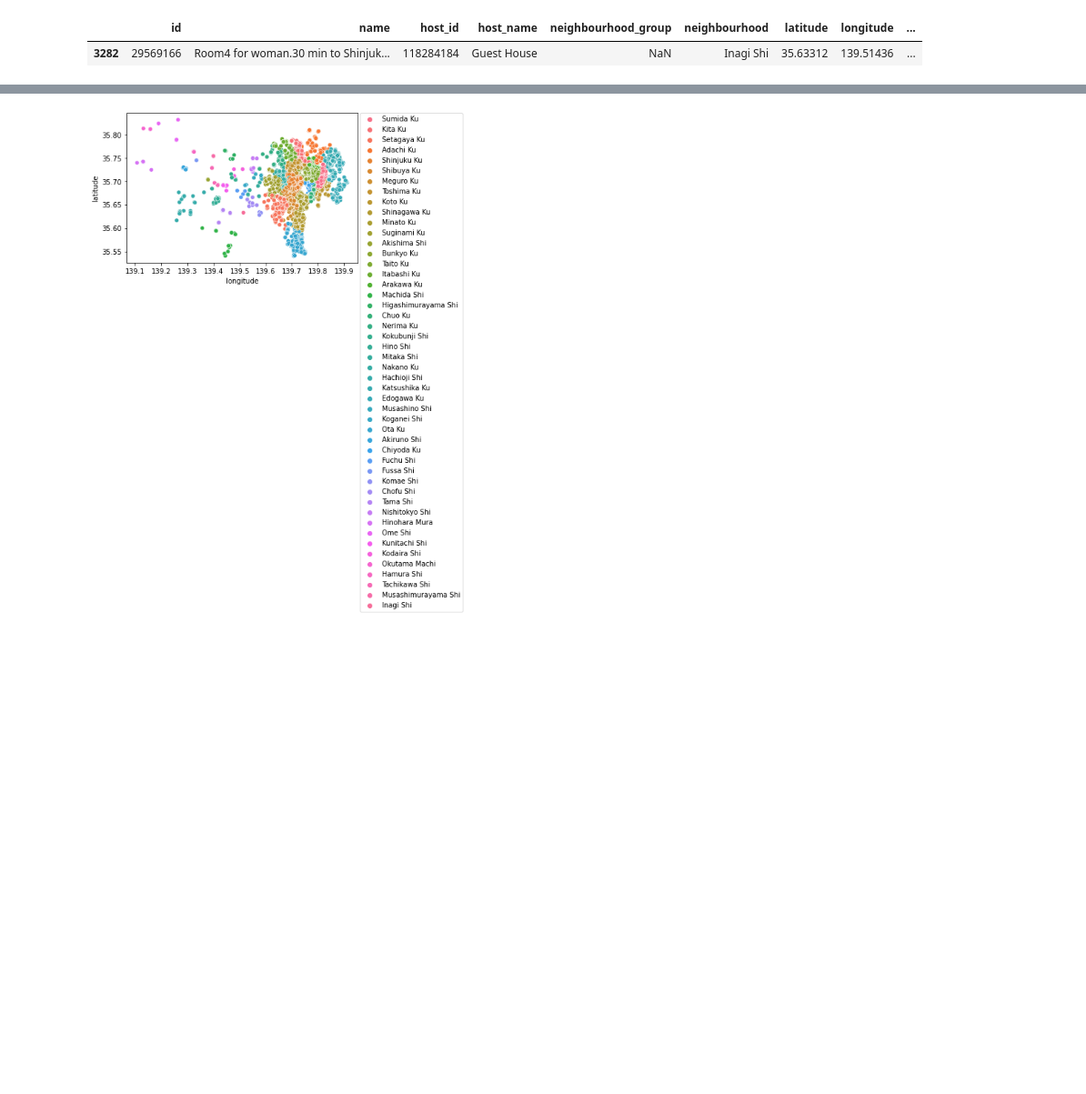
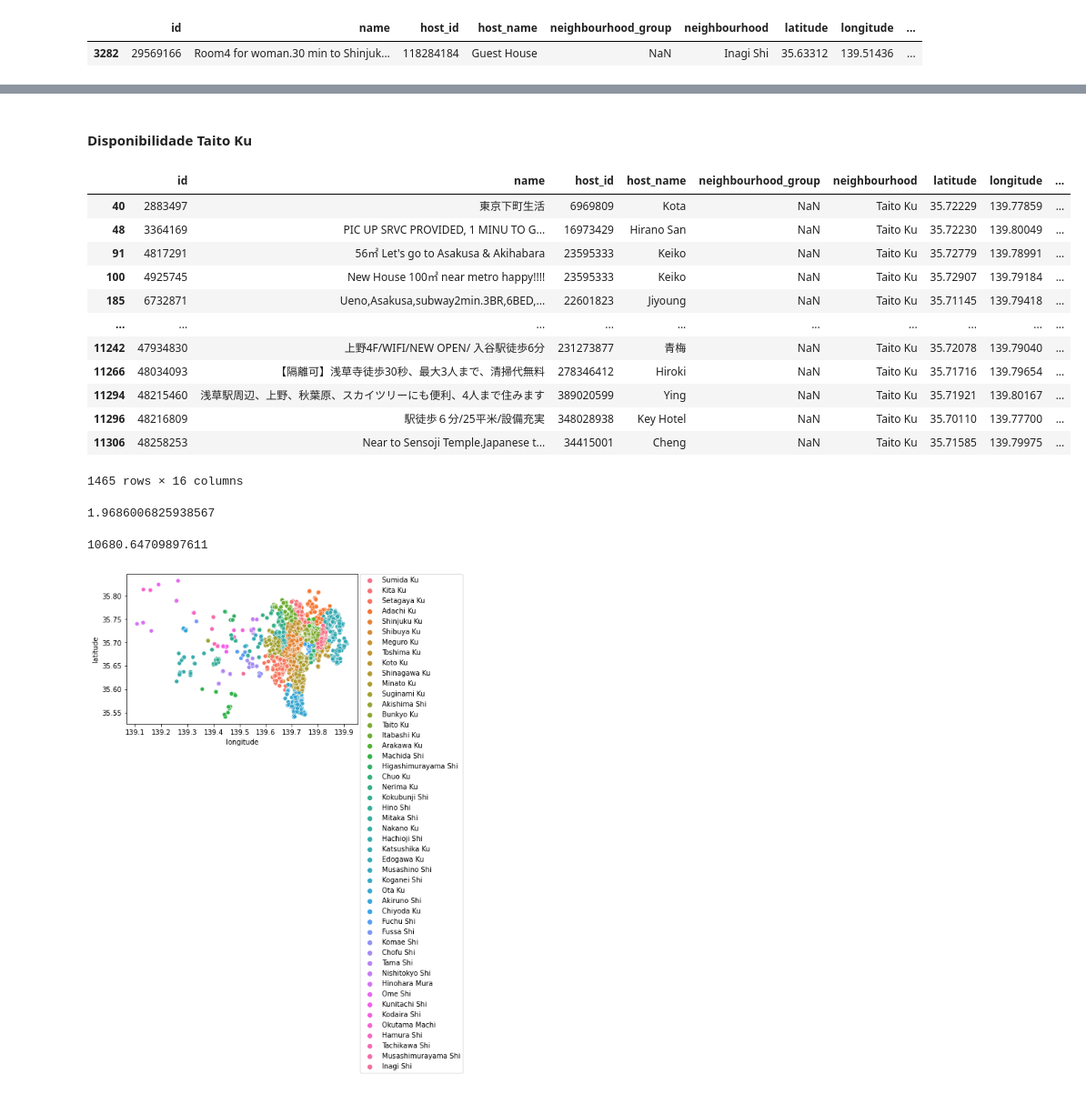
Before and after one commit to lordavalo/Portifolio, a Jupyter notebook: Tokyo.ipynb, the cells around one changed output, grey strips where cells are left out. Shown: that part at 91% size. Cells and saved outputs as stored; diff of their text form; code cells hidden in the pictures; blank space fills up the shorter version.

```diff
--- a/Tokyo.ipynb
+++ b/Tokyo.ipynb
@@ -442,3 +508,32 @@ df_clean[df_clean['neighbourhood']== 'Inagi Shi']
+# %% [markdown]
+#### Disponibilidade Taito Ku
+# %%
+# Maior Disponibilidade por Região (Taito Ku)
+df_clean.loc[(df_clean['neighbourhood'] == 'Taito Ku')] #& (df_clean['room_type'] == 'Entire home/apt')]
+# %% [output]
+|  | id | name | host_id | host_name | neighbourhood_group | neighbourhood | latitude | longitude | ... |
+| 40 | 2883497 | 東京下町生活 | 6969809 | Kota | NaN | Taito Ku | 35.72229 | 139.77859 | ... |
+| 48 | 3364169 | PIC UP SRVC PROVIDED, 1 MINU TO G... | 16973429 | Hirano San | NaN | Taito Ku | 35.72230 | 139.80049 | ... |
+| 91 | 4817291 | 56㎡ Let's go to Asakusa & Akihabara | 23595333 | Keiko | NaN | Taito Ku | 35.72779 | 139.78991 | ... |
+| 100 | 4925745 | New House 100㎡ near metro happy!!!! | 23595333 | Keiko | NaN | Taito Ku | 35.72907 | 139.79184 | ... |
+| 185 | 6732871 | Ueno,Asakusa,subway2min.3BR,6BED,... | 22601823 | Jiyoung | NaN | Taito Ku | 35.71145 | 139.79418 | ... |
+| ... | ... | ... | ... | ... | ... | ... | ... | ... | ... |
+| 11242 | 47934830 | 上野4F/WIFI/NEW OPEN/ 入谷駅徒歩6分 | 231273877 | 青梅 | NaN | Taito Ku | 35.72078 | 139.79040 | ... |
+| 11266 | 48034093 | 【隔離可】浅草寺徒歩30秒、最大3人まで、清掃代無料 | 278346412 | Hiroki | NaN | Taito Ku | 35.71716 | 139.79654 | ... |
+| 11294 | 48215460 | 浅草駅周辺、上野、秋葉原、スカイツリーにも便利、4人まで住みます | 389020599 | Ying | NaN | Taito Ku | 35.71921 | 139.80167 | ... |
+| 11296 | 48216809 | 駅徒歩６分/25平米/設備充実 | 348028938 | Key Hotel | NaN | Taito Ku | 35.70110 | 139.77700 | ... |
+| 11306 | 48258253 | Near to Sensoji Temple.Japanese t... | 34415001 | Cheng | NaN | Taito Ku | 35.71585 | 139.79975 | ... |
+1465 rows × 16 columns
+# %%
+#Média de Diárias (minimum_nights)
+df_clean.loc[(df_clean['neighbourhood'] == 'Taito Ku')].mean().minimum_nights
+# %% [output]
+1.9686006825938567
+# %%
+#media de preço
+df_clean.loc[(df_clean['neighbourhood'] == 'Taito Ku')].mean().price
+# %% [output]
+10680.64709897611
 # %%
 # Qauntidade de imóveis por região (neighbourhood)
 sns.scatterplot(y="latitude", x="longitude", hue="neighbourhood", data=df_clean,alpha= (1));
```
Also changed, not shown: parts of 11 cells of this notebook.
